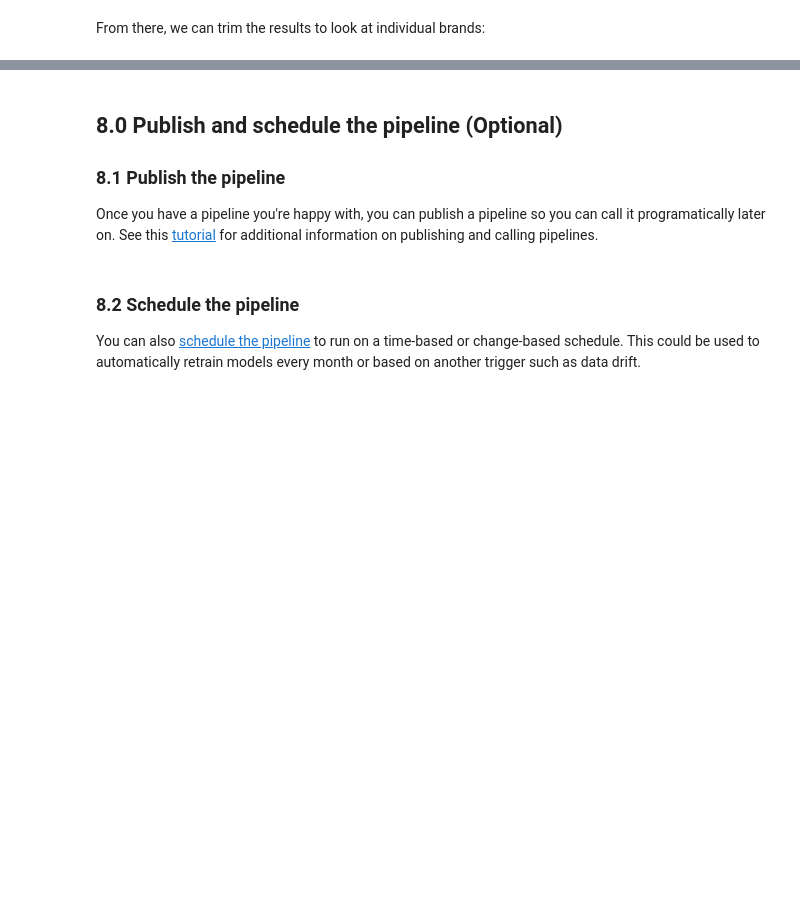
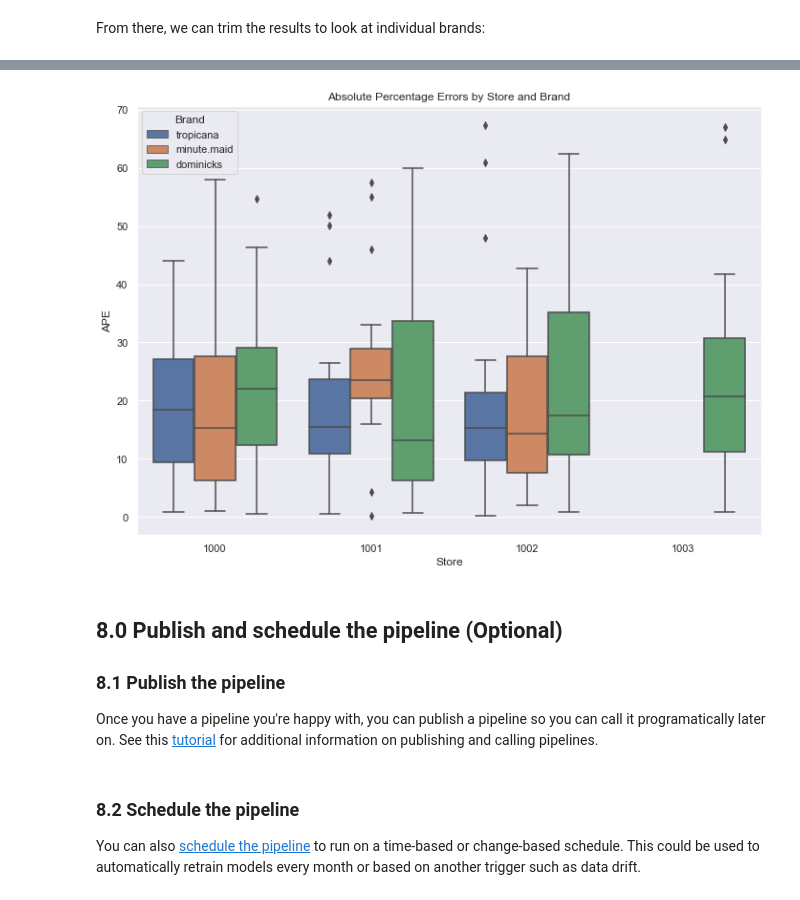
Before and after one commit to microsoft/solution-accelerator-many-models, a Jupyter notebook: Custom_Script/03_Forecasting_Pipeline.ipynb, the cells around one changed output, grey strips where cells are left out. Drawn from its saved outputs; the diff is of its cells as text; code cells hidden in the pictures; blank space fills up the shorter version.

```diff
--- a/Custom_Script/03_Forecasting_Pipeline.ipynb
+++ b/Custom_Script/03_Forecasting_Pipeline.ipynb
@@ -222,3 +278,11 @@ plt.show()
+# %%
+#fig, ax = plt.subplots(figsize = (10,6))
+with sns.axes_style():
+    fig = sns.boxplot(x='Store', y='APE', hue='Brand', data=df)
+    fig.set_title('Absolute Percentage Errors by Store and Brand')
+    plt.show()
+# %% [output]
+[figure, added]
 # %% [markdown]
 ## 8.0 Publish and schedule the pipeline (Optional)
 
```
Also changed, not shown: parts of 14 cells of this notebook, 7 other files.
